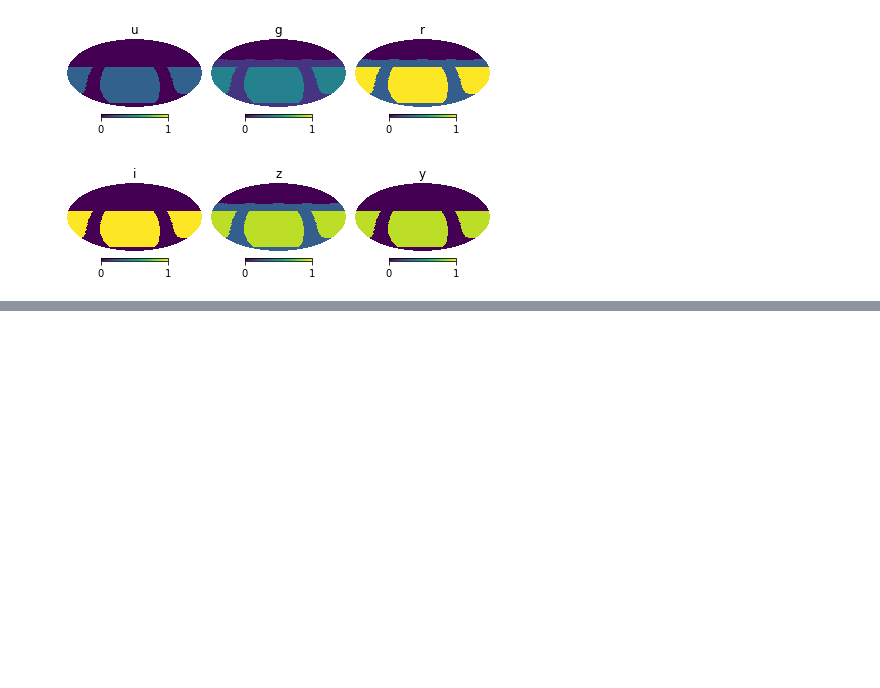
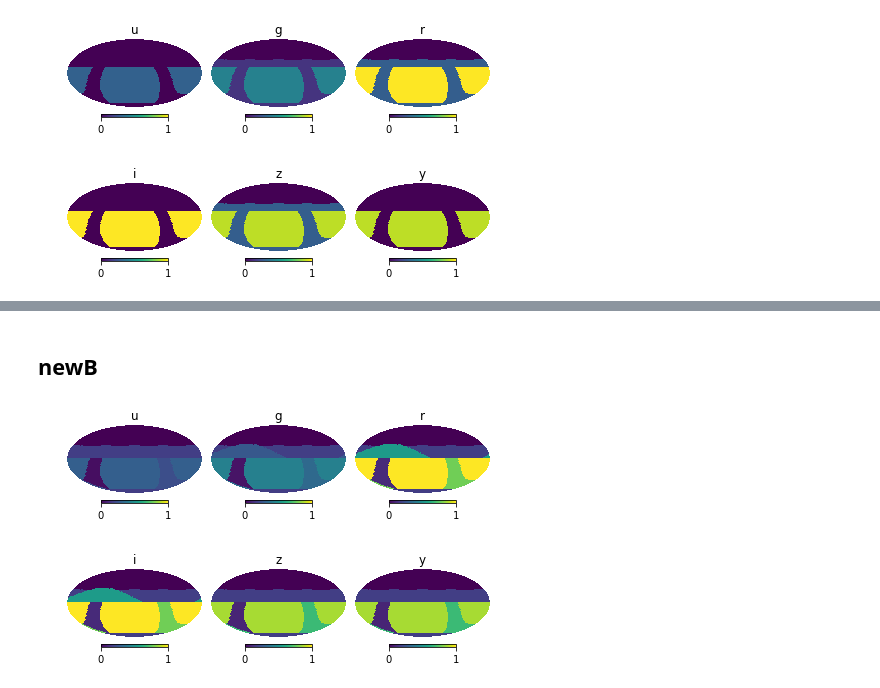
Before and after one commit to lsst-sims/sims_featureScheduler_runs, a Jupyter notebook: footprints/viz_footprints.ipynb, the cells around one changed output, grey strips where cells are left out. Saved outputs shown, nothing was run; the diff lists cells and outputs as text; code cells hidden in the pictures; blank space fills up the shorter version.

```diff
--- a/footprints/viz_footprints.ipynb
+++ b/footprints/viz_footprints.ipynb
@@ -40,0 +48,7 @@ disp_footprints(footprint)
+# %% [markdown]
+## newB
+# %%
+footprint = newB()
+disp_footprints(footprint)
+# %% [output]
+[figure, added]
```
Also changed, not shown: parts of 5 cells of this notebook, 3 other files.
